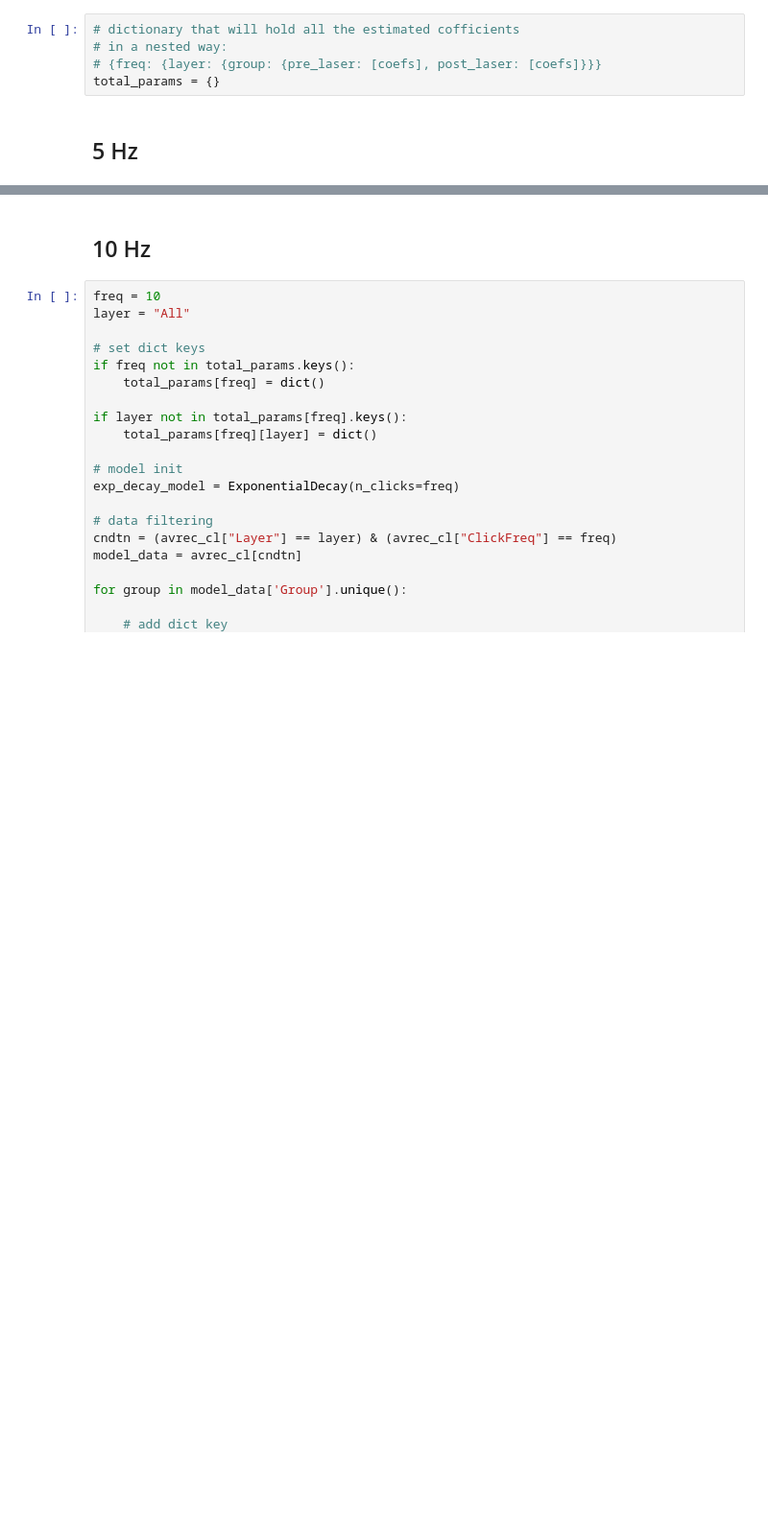
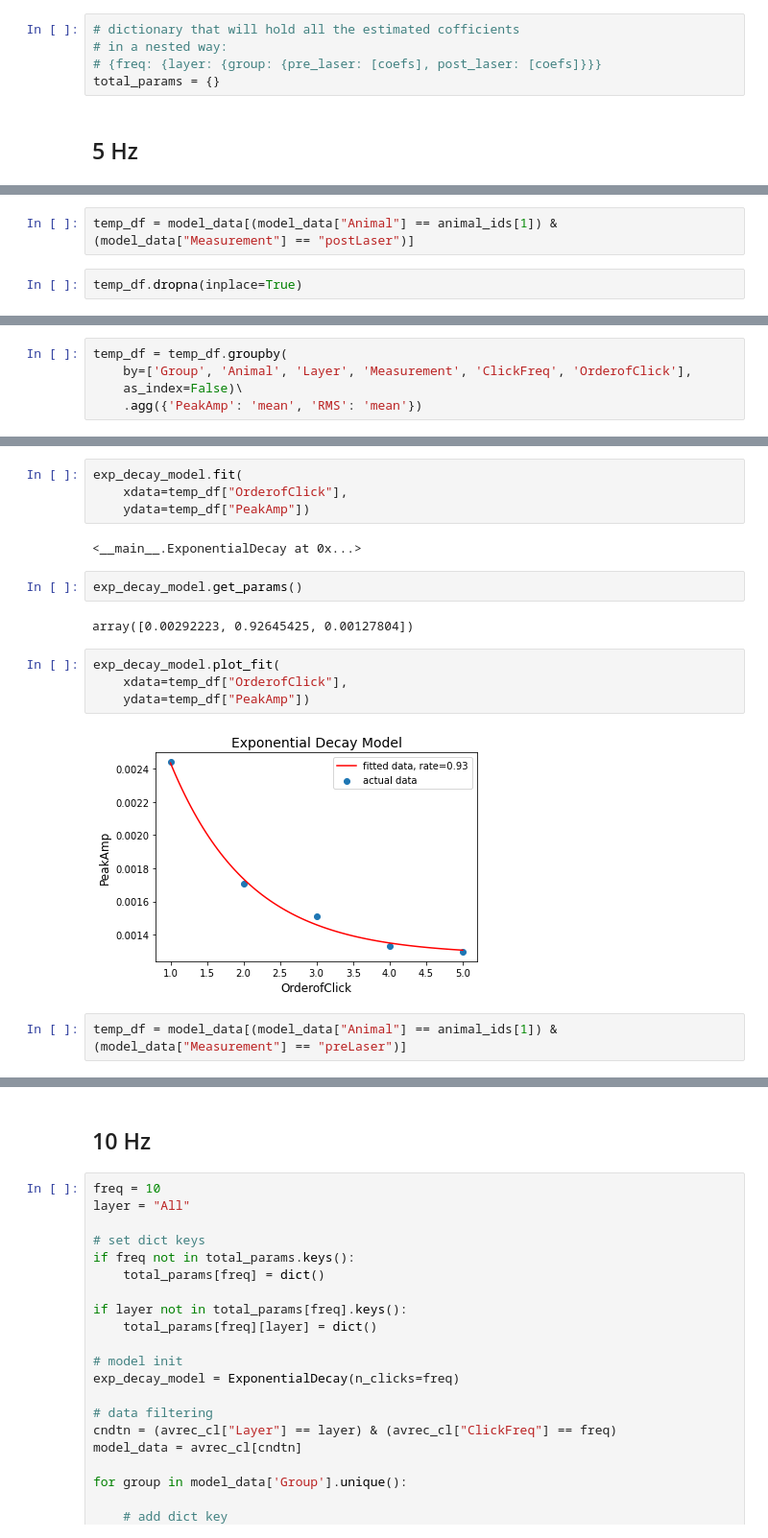
Before and after one commit to CortXplorer/DynamicCSDjl, a Jupyter notebook: analysis/exp_decay/exp_decay_fit_py.ipynb, the cells around one changed output, grey strips where cells are left out. Shown: that part at 96% size. Saved outputs shown, nothing was run; the diff lists cells and outputs as text; blank space fills up the shorter version.

```diff
--- a/analysis/exp_decay/exp_decay_fit_py.ipynb
+++ b/analysis/exp_decay/exp_decay_fit_py.ipynb
@@ -296,0 +313,4 @@ preLaser: intercept=0.002, rate=0.95, const=0.001
+# %%
+temp_df = model_data[(model_data["Animal"] == animal_ids[1]) & (model_data["Measurement"] == "postLaser")]
+# %%
+temp_df.dropna(inplace=True)
@@ -296,0 +322,5 @@ preLaser: intercept=0.002, rate=0.95, const=0.001
+# %%
+temp_df = temp_df.groupby(
+    by=['Group', 'Animal', 'Layer', 'Measurement', 'ClickFreq', 'OrderofClick'],
+    as_index=False)\
+    .agg({'PeakAmp': 'mean', 'RMS': 'mean'})
@@ -296,0 +336,18 @@ preLaser: intercept=0.002, rate=0.95, const=0.001
+# %%
+exp_decay_model.fit(
+    xdata=temp_df["OrderofClick"],
+    ydata=temp_df["PeakAmp"])
+# %% [output]
+<__main__.ExponentialDecay at 0x...>
+# %%
+exp_decay_model.get_params()
+# %% [output]
+array([0.00292223, 0.92645425, 0.00127804])
+# %%
+exp_decay_model.plot_fit(
+    xdata=temp_df["OrderofClick"],
+    ydata=temp_df["PeakAmp"])
+# %% [output]
+[figure, added]
+# %%
+temp_df = model_data[(model_data["Animal"] == animal_ids[1]) & (model_data["Measurement"] == "preLaser")]
```
Also changed, not shown: parts of 19 cells of this notebook, 11 other files.
